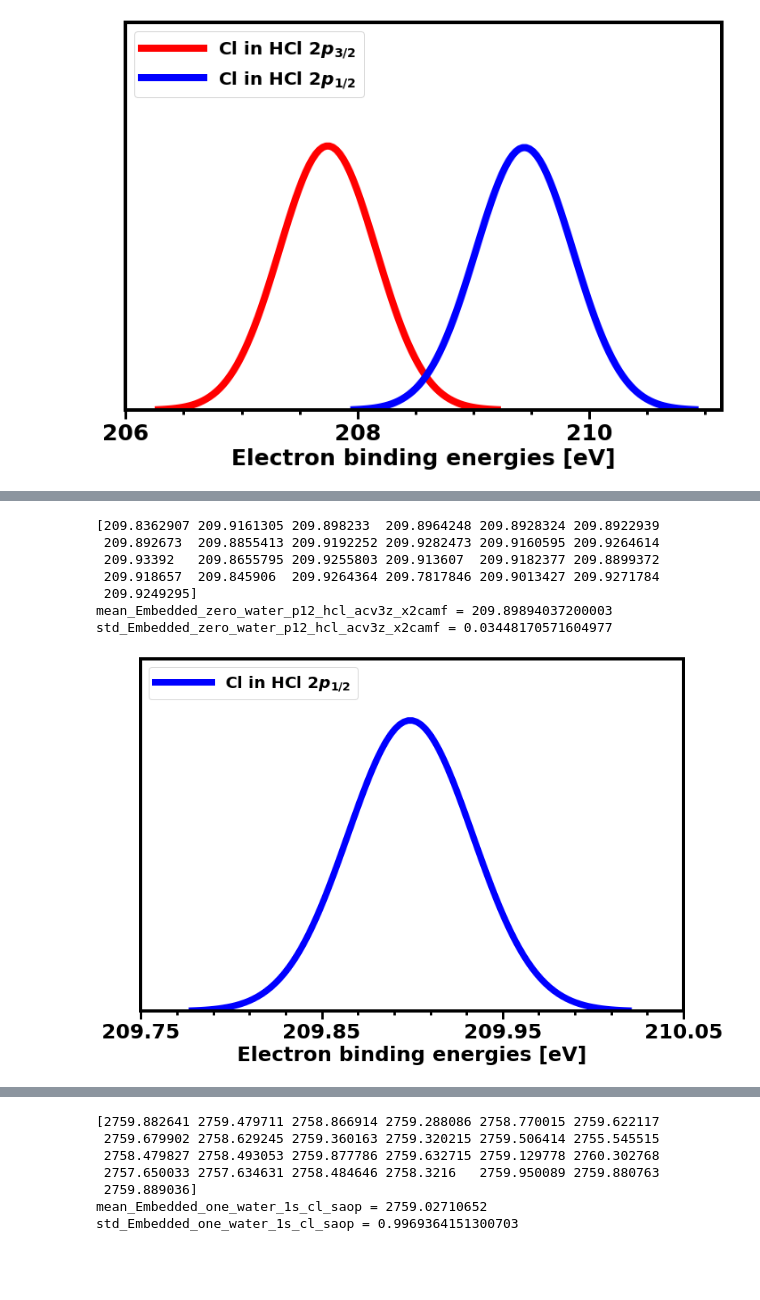
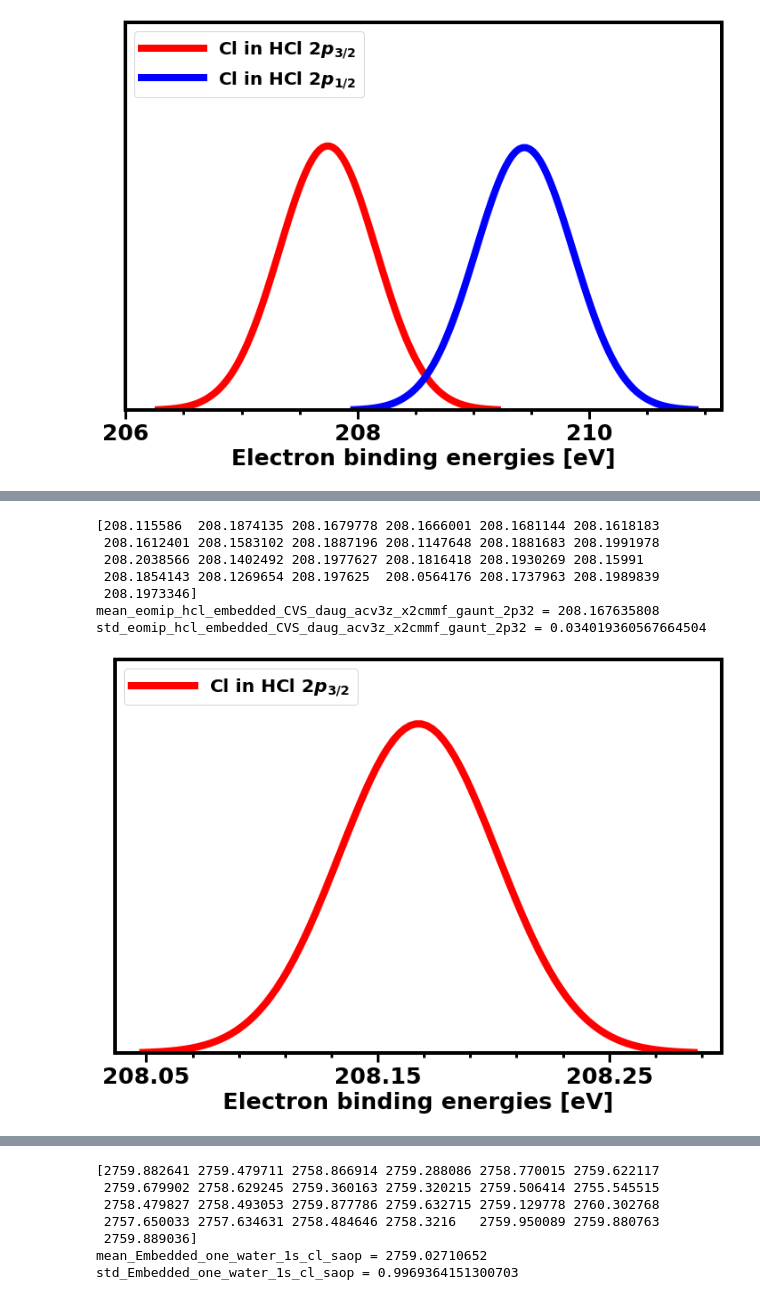
Before and after one commit to richopoku/HCl_project_graphs_binder, a Jupyter notebook: Graphs_core_properties.ipynb, the cells around one changed output, grey strips where cells are left out. Drawn from its saved outputs; the diff is of its cells as text; code cells hidden in the pictures; blank space fills up the shorter version.

```diff
--- a/Graphs_core_properties.ipynb
+++ b/Graphs_core_properties.ipynb
@@ -3285,52 +2467,54 @@ std_Embedded_zero_water_p_hcl_acv3z_x2camf = 0.03466291761942389
 # %%
-#HCl adsorbed on ice, zero water molecule added to the HCl : 2p1/2 with ccsd x2camf and acv3z basis set
+#HCl adsorbed on ice, zero water molecule added to the HCl : 2p1/2 and 2p3/2 with ccsd x2cmmf Gaunt and d-aug-acv3z basis set
 
-Embedded_zero_water_p12_hcl_acv3z_x2camf = df.Embedded_zero_water_p12_hcl_acv3z_x2camf
+eomip_hcl_embedded_CVS_daug_acv3z_x2cmmf_gaunt_2p32 = df.eomip_hcl_embedded_CVS_daug_acv3z_x2cmmf_gaunt_2p32
 
-Embedded_zero_water_p12_hcl_acv3z_x2camf = np.array(Embedded_zero_water_p12_hcl_acv3z_x2camf)
-print(Embedded_zero_water_p12_hcl_acv3z_x2camf)
+eomip_hcl_embedded_CVS_daug_acv3z_x2cmmf_gaunt_2p32 = np.array(eomip_hcl_embedded_CVS_daug_acv3z_x2cmmf_gaunt_2p32)
+print(eomip_hcl_embedded_CVS_daug_acv3z_x2cmmf_gaunt_2p32)
 
-mean_Embedded_zero_water_p12_hcl_acv3z_x2camf = np.mean(Embedded_zero_water_p12_hcl_acv3z_x2camf)
-print("mean_Embedded_zero_water_p12_hcl_acv3z_x2camf =", mean_Embedded_zero_water_p12_hcl_acv3z_x2camf)
+mean_eomip_hcl_embedded_CVS_daug_acv3z_x2cmmf_gaunt_2p32 = np.mean(eomip_hcl_embedded_CVS_daug_acv3z_x2cmmf_gaunt_2p32)
+print("mean_eomip_hcl_embedded_CVS_daug_acv3z_x2cmmf_gaunt_2p32 =", mean_eomip_hcl_embedded_CVS_daug_acv3z_x2cmmf_gaunt_2p32)
 
 
-std_Embedded_zero_water_p12_hcl_acv3z_x2camf = np.std(Embedded_zero_water_p12_hcl_acv3z_x2camf)
-print("std_Embedded_zero_water_p12_hcl_acv3z_x2camf =", std_Embedded_zero_water_p12_hcl_acv3z_x2camf)
+std_eomip_hcl_embedded_CVS_daug_acv3z_x2cmmf_gaunt_2p32 = np.std(eomip_hcl_embedded_CVS_daug_acv3z_x2cmmf_gaunt_2p32)
+print("std_eomip_hcl_embedded_CVS_daug_acv3z_x2cmmf_gaunt_2p32 =", std_eomip_hcl_embedded_CVS_daug_acv3z_x2cmmf_gaunt_2p32)
 
 
-Embedded_zero_water_p12_hcl_acv3z_x2camf_BE = np.linspace(mean_Embedded_zero_water_p12_hcl_acv3z_x2camf - 3.5*std_Embedded_zero_water_p12_hcl_acv3z_x2camf, mean_Embedded_zero_water_p12_hcl_acv3z_x2camf + 3.5*std_Embedded_zero_water_p12_hcl_acv3z_x2camf, 100)
+eomip_hcl_embedded_CVS_daug_acv3z_x2cmmf_gaunt_2p32_BE = np.linspace(mean_eomip_hcl_embedded_CVS_daug_acv3z_x2cmmf_gaunt_2p32 - 3.5*std_eomip_hcl_embedded_CVS_daug_acv3z_x2cmmf_gaunt_2p32, mean_eomip_hcl_embedded_CVS_daug_acv3z_x2cmmf_gaunt_2p32 + 3.5*std_eomip_hcl_embedded_CVS_daug_acv3z_x2cmmf_gaunt_2p32, 100)
 
 plt.figure(figsize=(12,8))
 
 plt.ticklabel_format(useOffset=False)
 
-plt.plot(Embedded_zero_water_p12_hcl_acv3z_x2camf_BE, scipy.stats.norm.pdf(Embedded_zero_water_p12_hcl_acv3z_x2camf_BE, mean_Embedded_zero_water_p12_hcl_acv3z_x2camf, std_Embedded_zero_water_p12_hcl_acv3z_x2camf), color="blue", marker='>', markersize=2, linestyle='solid',label='Cl in HCl 2$p_{1/2}$', linewidth=8)
+
+plt.plot(eomip_hcl_embedded_CVS_daug_acv3z_x2cmmf_gaunt_2p32_BE, scipy.stats.norm.pdf(eomip_hcl_embedded_CVS_daug_acv3z_x2cmmf_gaunt_2p32_BE, mean_eomip_hcl_embedded_CVS_daug_acv3z_x2cmmf_gaunt_2p32, std_eomip_hcl_embedded_CVS_daug_acv3z_x2cmmf_gaunt_2p32), color="red", marker='>', markersize=2, linestyle='solid',label='Cl in HCl 2$p_{3/2}$', linewidth=8)
+
 
 
 
 plt.minorticks_on()
 plt.tick_params(axis='both', which='major', length=10, width=3)
 plt.tick_params(axis='x', which='minor', length=5, width=3)
 plt.ylim([0.0, 14])
-plt.xticks(np.arange(209.75, 210.05, 0.1))
+plt.xticks(np.arange(208.05, 208.35, 0.1))
 plt.xticks(fontsize=25, fontweight='bold')
 plt.yticks(fontsize=25, fontweight='bold')
 plt.legend(loc=2, prop={'size': 20}, handlelength=3.5)
 plt.xlabel('Electron binding energies [eV]', fontsize=25, fontweight='bold')
 plt.gca().axes.get_yaxis().set_visible(False)
 #plt.ylabel('Normalized distribution', fontsize=20, fontweight='bold')
 
-#plt.savefig('hcl_in_ice_50-0water_ccsd-2p12.png', bbox_inches='tight', dpi=400)
+#plt.savefig('hcl_in_ice_50-0water_ccsd-2p32.png', bbox_inches='tight', dpi=400)
 
 plt.show()
 plt.close()
 # %% [output]
-[209.8362907 209.9161305 209.898233  209.8964248 209.8928324 209.8922939
- 209.892673  209.8855413 209.9192252 209.9282473 209.9160595 209.9264614
- 209.93392   209.8655795 209.9255803 209.913607  209.9182377 209.8899372
- 209.918657  209.845906  209.9264364 209.7817846 209.9013427 209.9271784
- 209.9249295]
-mean_Embedded_zero_water_p12_hcl_acv3z_x2camf = 209.89894037200003
-std_Embedded_zero_water_p12_hcl_acv3z_x2camf = 0.03448170571604977
+[208.115586  208.1874135 208.1679778 208.1666001 208.1681144 208.1618183
+ 208.1612401 208.1583102 208.1887196 208.1147648 208.1881683 208.1991978
+ 208.2038566 208.1402492 208.1977627 208.1816418 208.1930269 208.15991
+ 208.1854143 208.1269654 208.197625  208.0564176 208.1737963 208.1989839
+ 208.1973346]
+mean_eomip_hcl_embedded_CVS_daug_acv3z_x2cmmf_gaunt_2p32 = 208.167635808
+std_eomip_hcl_embedded_CVS_daug_acv3z_x2cmmf_gaunt_2p32 = 0.034019360567664504
-[figure, old version]
+[figure, new version]
 # %%
```
Also changed, not shown: parts of 77 cells of this notebook, 11 other files.
